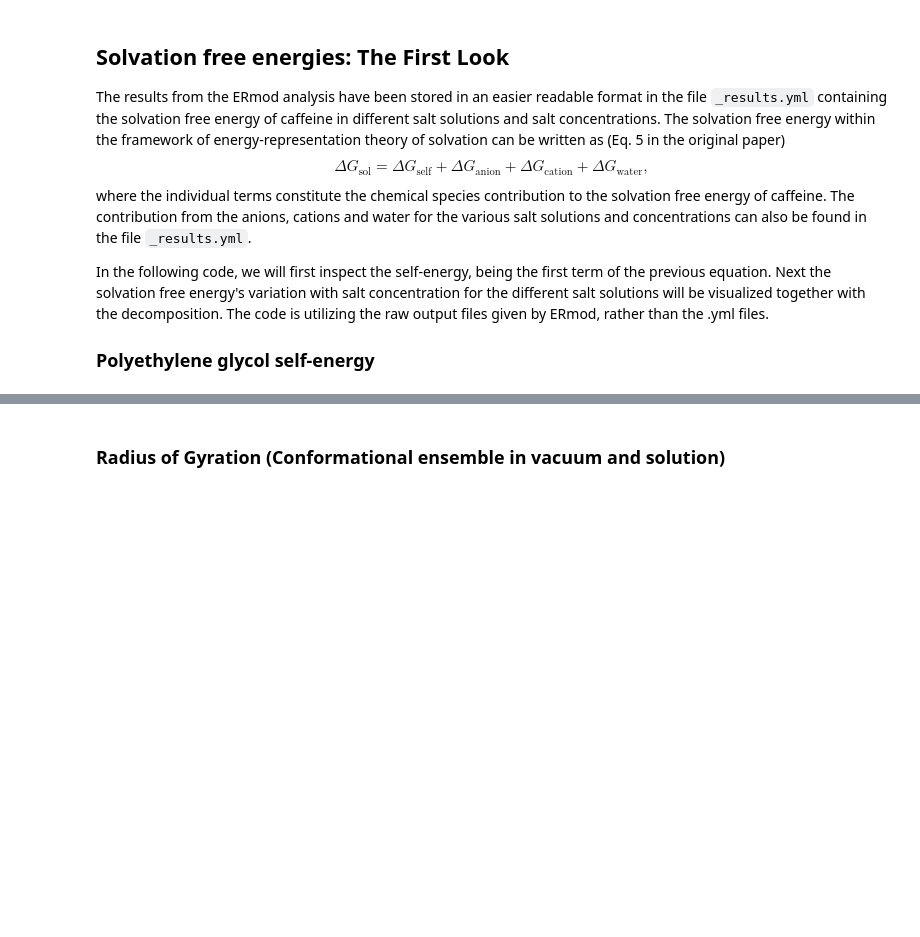
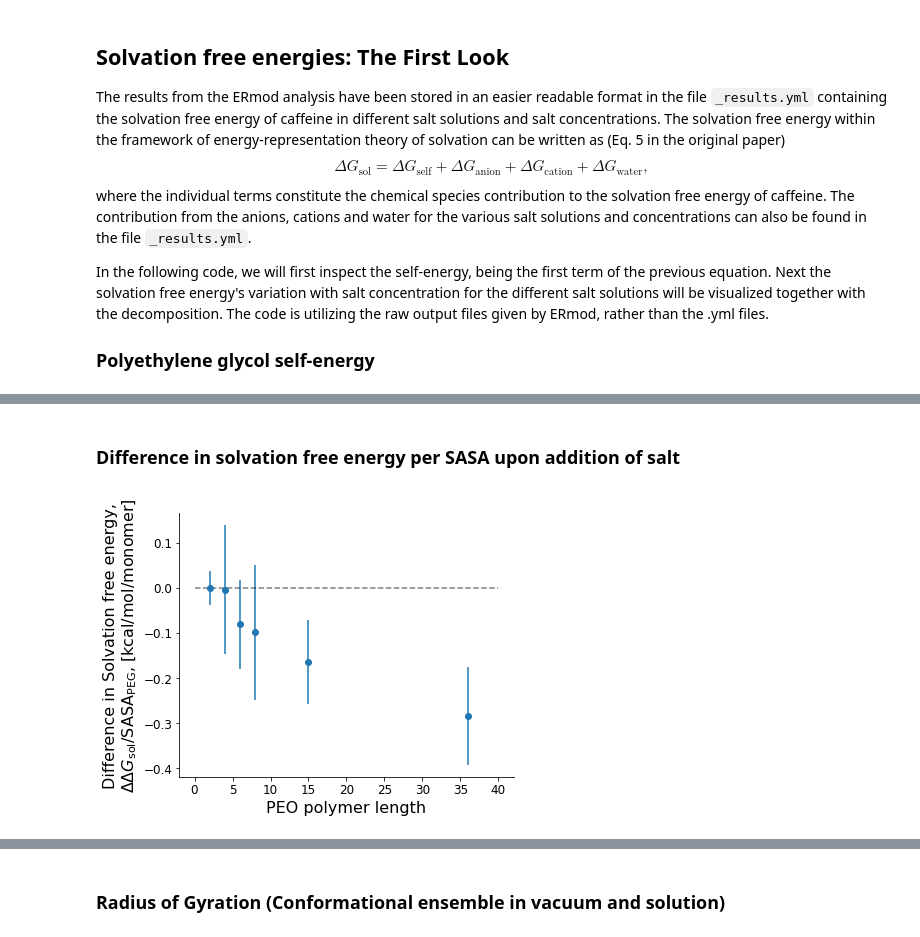
Before and after one commit to SHervoe-Hansen/PEO_solubility_in_NaCl, a Jupyter notebook: Analysis.ipynb, the cells around one changed output, grey strips where cells are left out. Saved outputs shown, nothing was run; the diff lists cells and outputs as text; code cells hidden in the pictures; blank space fills up the shorter version.

```diff
--- a/Analysis.ipynb
+++ b/Analysis.ipynb
@@ -408,0 +538,44 @@ fig.savefig('Figures/PEG_polymerlength.pdf', bbox_inches='tight')
+# %% [markdown]
+### Difference in solvation free energy per SASA upon addition of salt
+# %%
+fig, ax = plt.subplots(figsize=(6,4.5))
+
+slvfe = np.zeros(shape=(len(nmers), len(salts)))
+slvfe_err = np.zeros(shape=(len(nmers), len(salts)))
+
+for i, nmer in enumerate(nmers):
+    pdb = md.load_pdb('Simulations/PEG{nmer}mer/NaSCN/1.00/PEG_{nmer}_NaSCN_hydrated_sol.pdb'.format(nmer=nmer))
+    PEG_indices = pdb.topology.select('(resname PGH) or (resname PGM) or (resname PGT)')
+    for j, condition in enumerate(['No_salt', 'NaSCN/1.00']):
+        traj = md.load_xtc('Simulations/PEG{}mer/{}/trajectory_sol.xtc'.format(nmer, condition),
+                           top='PDB_files/PEO-{}-mer.pdb'.format(nmer), atom_indices=PEG_indices)
+        sasa = md.shrake_rupley(traj, mode='residue')
+
+        with open('Simulations/PEG{}mer/NaSCN/1.00/ermod.out'.format(nmer)) as f:
+            lines = f.readlines()
+        f.close()
+        for lineNR, line in enumerate(lines):
+            if "cumulative average & 95% error for solvation free energy" in line:
+                slvfe[i][j] = float(lines[lineNR+10].split()[1]) / sasa.sum(axis=1).mean()
+                slvfe_err[i][j] = float(lines[lineNR+10].split()[2]) / sasa.sum(axis=1).mean()
+                break
+
+slvfe = unumpy.uarray(slvfe, slvfe_err)
+
+sims = ax.errorbar(nmers, unumpy.nominal_values(np.diff(slvfe)).T[0],
+                   yerr=unumpy.std_devs(np.diff(slvfe)).T[0],
+                   marker='o', linestyle='None', color='C0', alpha=1)
+
+ax.hlines(0, xmin=0, xmax=40, colors='black', linestyle='dashed', alpha=0.5)
+
+ax.set_xlabel('PEO polymer length', fontsize=16)
+ax.set_ylabel('Difference in Solvation free energy,\n$\Delta\Delta G_{\mathrm{sol}}/\mathrm{SASA}_{\mathrm{PEG}}$, [kcal/mol/monomer]', fontsize=16)
+ax.tick_params(axis='both', which='major', labelsize=12)
+ax.spines['right'].set_visible(False)
+ax.spines['top'].set_visible(False)
+
+
+fig.tight_layout()
+fig.savefig('Figures/PEG_polymerlength_salt_difference_SASA_scaled.pdf', bbox_inches='tight')
+# %% [output]
+[figure, added]
```
Also changed, not shown: parts of 17 cells of this notebook, 8 other files.
